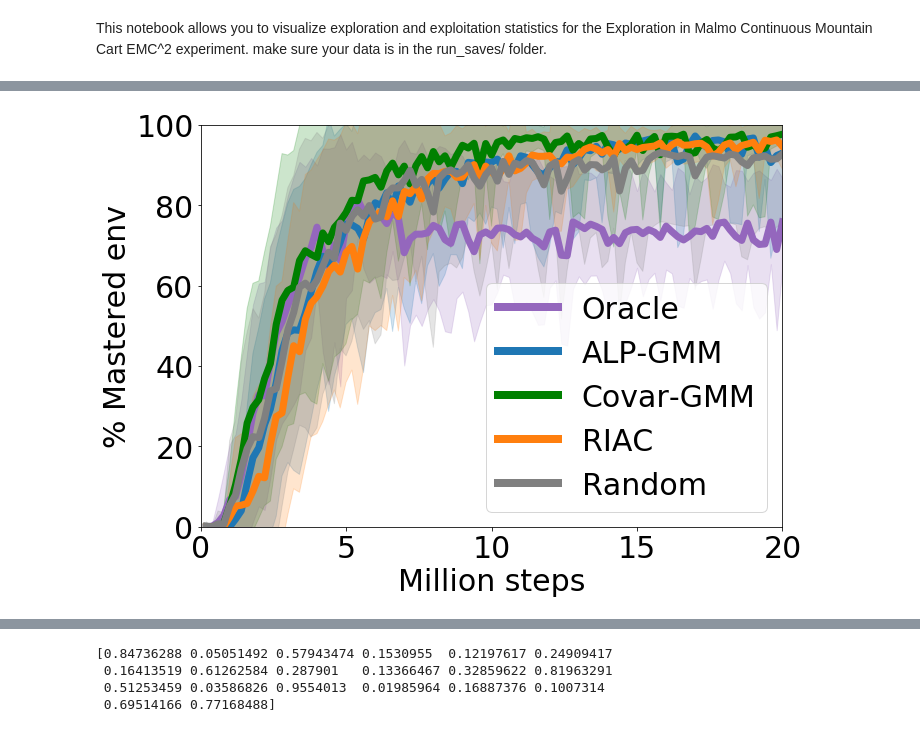
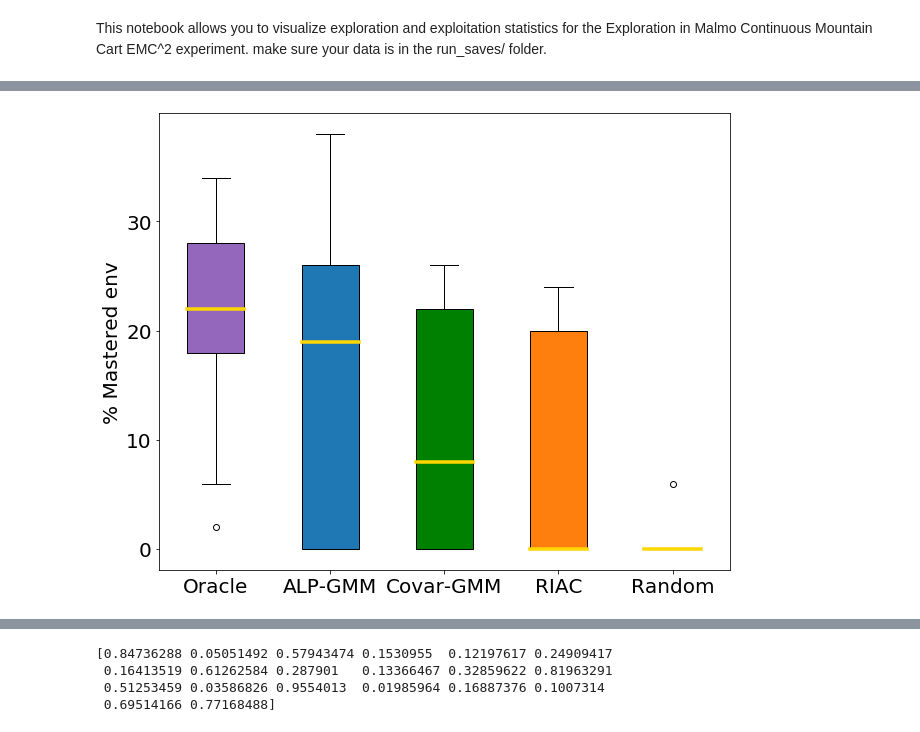
Before and after one commit to rPortelas/spinningup, a Jupyter notebook: data_visualization_sac.ipynb, the cells around one changed output, grey strips where cells are left out. Drawn from its saved outputs; the diff is of its cells as text; code cells hidden in the pictures.

```diff
--- a/data_visualization_sac.ipynb
+++ b/data_visualization_sac.ipynb
@@ -527,5 +517,5 @@ randcdefault24-09
 # %%
-def plot_with_std(subplot_nb, ax,x,y,err,color,shade_color,label,
+def plot_with_shade(subplot_nb, ax,x,y,err,color,shade_color,label,
                   y_min=None,y_max=None, legend=False, leg_size=30, leg_loc='best', title=None,
                   ylim=[0,100], xlim=[0,20]):
     #plt.rcParams.update({'font.size': 15})
@@ -606,7 +596,7 @@ def plot_all_and_median(subplot_nb, ax,x,ys,color,label,
     ax.set_xlabel('Million steps', fontsize=18)
     if subplot_nb == 0:
         ax.set_ylabel('% Mastered env', fontsize=18)
-    ax.set_xlim(xmin=0,xmax=60)
+    ax.set_xlim(xmin=0,xmax=20)
     if y_min is not None:
         ax.set_ylim(bottom=y_min,top=y_max)
     else:
@@ -652,13 +642,26 @@ def get_welch(algo_0='amb', algo_1='rmb', epoch=0, metric='nb_mastered'):
 agent_types = ["short","default", "long"]
 legend = [False, False, True]
 y_max = [35,65,100]
+y_max_sem = [30,60,100]
 plt.ion()
+
+# remove unwanted condition
+for k in labels.items():
+    if "nmm" in k:
+        del labels[k]
+        print('DELETED NMM')
+
+print(labels)
 for k, a_type in enumerate(agent_types):
     f, ax = plt.subplots(1,1,figsize=(10,7))
     ax = [ax]
+    f_sem, ax_sem = plt.subplots(1,1,figsize=(10,7))
+    ax_sem = [ax_sem]
+
+    f2, ax2 = plt.subplots(1,1,figsize=(9,7))
+    ax2 = [ax2]
+    boxplot_data = []
     for i,(m_id,label) in enumerate(labels.items()):
-        if "nmm" in m_id:
-            continue
         if a_type in m_id:
             print(m_id)
             runs_data = models_saves[m_id]['data']
@@ -684,29 +687,61 @@ for k, a_type in enumerate(agent_types):
                                     np.round(np.std(ys_same_len,axis=0)[-1], 1)))
             episodes = episodes[0:min_len]
             episodes = [e/1000000 for e in episodes]
-            if "gmm" in m_id or "bmm" in m_id:
-                #print(m_id)
+            if True:
                 last_p = []
-#                 for y in ys_same_len:
-#                     last_p.append(y[99])
-#                 get_percentiles(np.array(last_p), m_id, max_ep=99)
+                max_p = []
+                for y in ys_same_len:
+                    last_p.append(y[99])
+                    max_p.append(np.max(y[:100]))
+                #get_percentiles(np.array(last_p), m_id, max_ep=99)
+                #print(np.max(last_p))
+                print("zeros: {}/{}".format(len(last_p) - np.count_nonzero(last_p), len(last_p)))
+                print("max zeros: {}/{}".format(len(max_p) - np.count_nonzero(max_p), len(last_p)))
+                print('{} -> percentile: {}'.format(m_id, np.percentile(last_p,[25,50,75])))
+            sem = np.std(ys_same_len,axis=0)/np.sqrt(len(ys_same_len)) # sem
+            std = np.std(ys_same_len,axis=0) # std
+
+            # format data for boxplot:
+            median = np.median(np.array(ys_same_len), axis=0)
+            last_ys = [y[99] for y in ys_same_len]
+            pers = np.percentile(last_ys,[25,50,75])
+            boxplot_data.append((last_ys, pers[1], pers[0],pers[2]))
 
 #             plot_all_and_median(0, ax[0], episodes,ys_same_len,colors[m_id],label,
 #                                 title="Median BW stump width/height/rotation/spacing {} agent".format(a_type), legend=True)
-            plot_with_std(0, ax[0],episodes,np.mean(ys_same_len,axis=0),np.std(ys_same_len,axis=0),
+            plot_with_shade(0, ax[0],episodes,np.mean(ys_same_len,axis=0), std,
                           colors[m_id],colors[m_id],label, legend=legend[k],ylim=[0,y_max[k]])
             plt.tight_layout()
-            #f.savefig('graphics/final/corl_simple_exp_{}.svg'.format(a_type))
-            #f.savefig('graphics/final/corl_simple_exp_{}.pdf'.format(a_type))
+            plot_with_shade(0, ax_sem[0],episodes,np.mean(ys_same_len,axis=0), sem,
+                          colors[m_id],colors[m_id],label, legend=legend[k],ylim=[0,y_max_sem[k]])
+            plt.tight_layout()
+            #f_sem.savefig('graphics/final/corl_simple_exp_{}.svg'.format(a_type))
+            #f_sem.savefig('graphics/final/corl_simple_exp_{}.pdf'.format(a_type))
+            #f.savefig('graphics/final/corl_simple_exp_std_{}.svg'.format(a_type))
+            #f.savefig('graphics/final/corl_simple_exp_std_{}.pdf'.format(a_type))
+    a_type_labels = []
+    a_type_colors = []
+    for m_id, label in labels.items():
+        if a_type in m_id:
+            a_type_labels.append(label)
+            a_type_colors.append(colors[m_id])
+    plot_boxplot(boxplot_data, a_type_labels,
+                 ax2[0], a_type_colors)
+    plt.tight_layout()
+    #f2.savefig('graphics/final/stump_tracks_boxplot_{}.pdf'.format(a_type))
+    #f2.savefig('graphics/final/stump_tracks_boxplot_{}.svg'.format(a_type))
 #all_perfs_gmm_variants_{}_agents_mastered_envs
 # perform welch tests:
 
-for type0 in agent_types:
-    for i0,(m_id0,label0) in enumerate(labels.items()):
-        if type0 in m_id0:
-            for i1,(m_id1,label1) in enumerate(labels.items()):
-                if type0 in m_id1:
-                    get_welch(algo_0=m_id0, algo_1=m_id1, epoch=100)
+
+# for type0 in agent_types:
+#     for i0,(m_id0,label0) in enumerate(labels.items()):
+#         if type0 in m_id0:
+#             for i1,(m_id1,label1) in enumerate(labels.items()):
+#                 if type0 in m_id1:
+#                     get_welch(algo_0=m_id0, algo_1=m_id1, epoch=100)
+
+
 # for l in labels.keys():
 #     if 'short' in l:
 #         get_welch(algo_0='gmmcshortcpu20-07', algo_1=l)
@@ -745 +780 @@ welch Ttest_indResult(statistic=0.0, pvalue=1.0)
-[figure, old version]
+[figure, new version]
```
Also changed, not shown: parts of 7 cells of this notebook, 3 other files.
